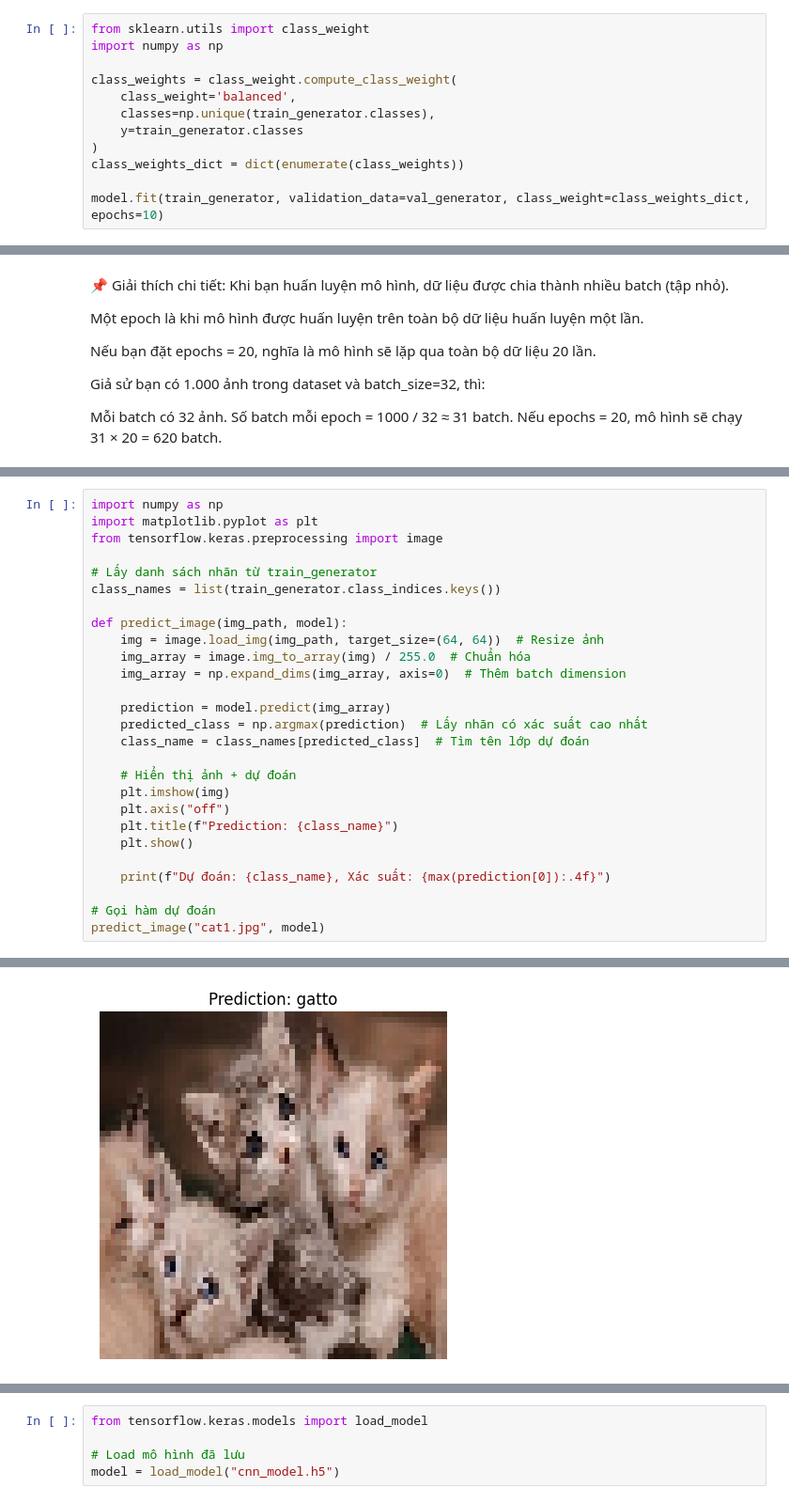
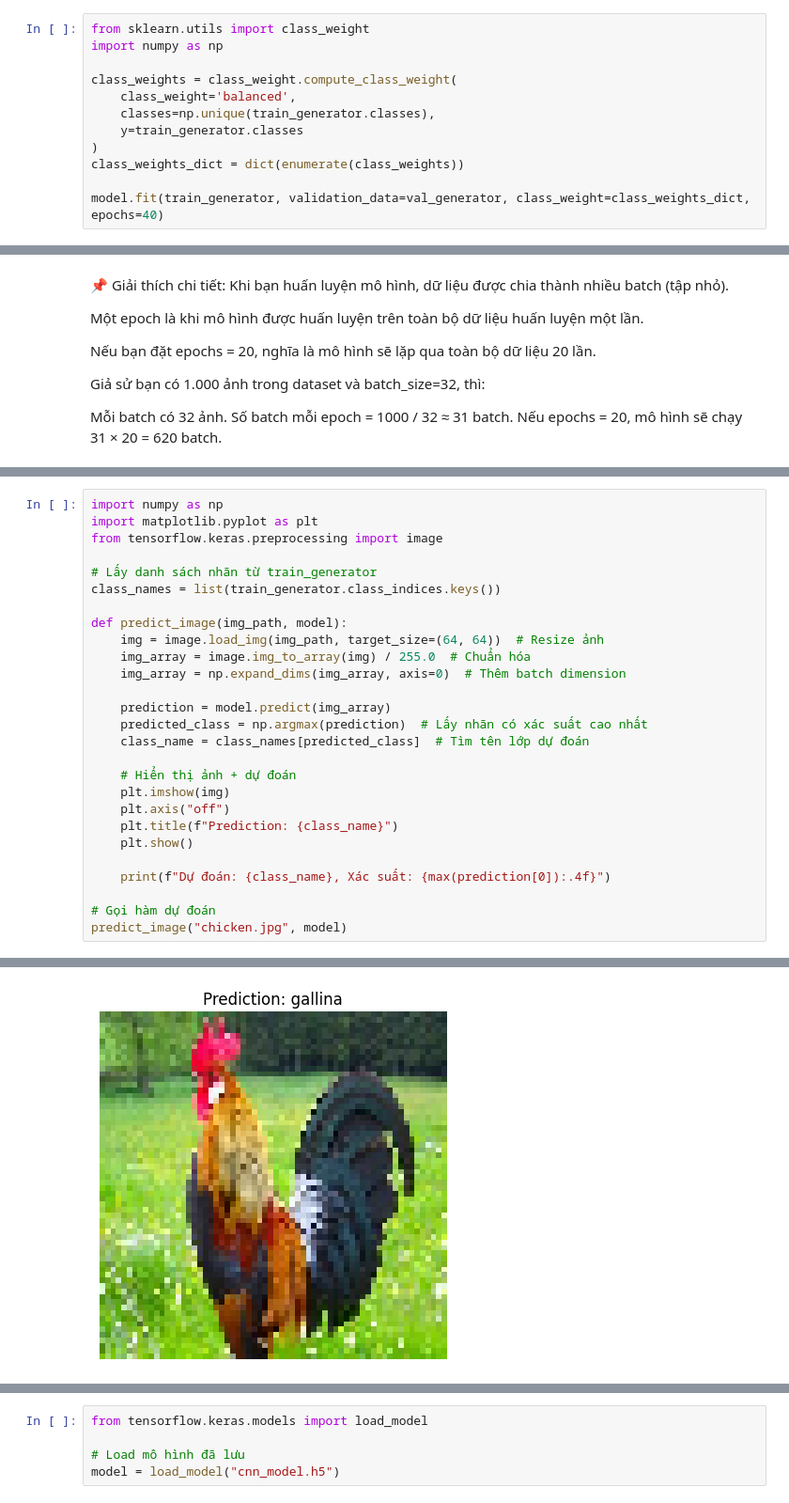
Before and after one commit to hoangDEVteams/deeplearning, a Jupyter notebook: animal10.ipynb, the cells around one changed output, grey strips where cells are left out. Shown at 94% size. Saved outputs shown, nothing was run; the diff lists cells and outputs as text.

```diff
--- a/animal10.ipynb
+++ b/animal10.ipynb
@@ -159,5 +163,5 @@ class_weights = class_weight.compute_class_weight(
 )
 class_weights_dict = dict(enumerate(class_weights))
 
-model.fit(train_generator, validation_data=val_generator, class_weight=class_weights_dict, epochs=10)
+model.fit(train_generator, validation_data=val_generator, class_weight=class_weights_dict, epochs=40)
 # %% [output]
@@ -391,5 +399,5 @@ def predict_image(img_path, model):
     print(f"Dự đoán: {class_name}, Xác suất: {max(prediction[0]):.4f}")
 
 # Gọi hàm dự đoán
-predict_image("cat1.jpg", model)
+predict_image("chicken.jpg", model)
 # %% [output]
@@ -397 +405 @@ predict_image("cat1.jpg", model)
-[figure, old version]
+[figure, new version]
```
Also changed, not shown: parts of 10 cells of this notebook.
